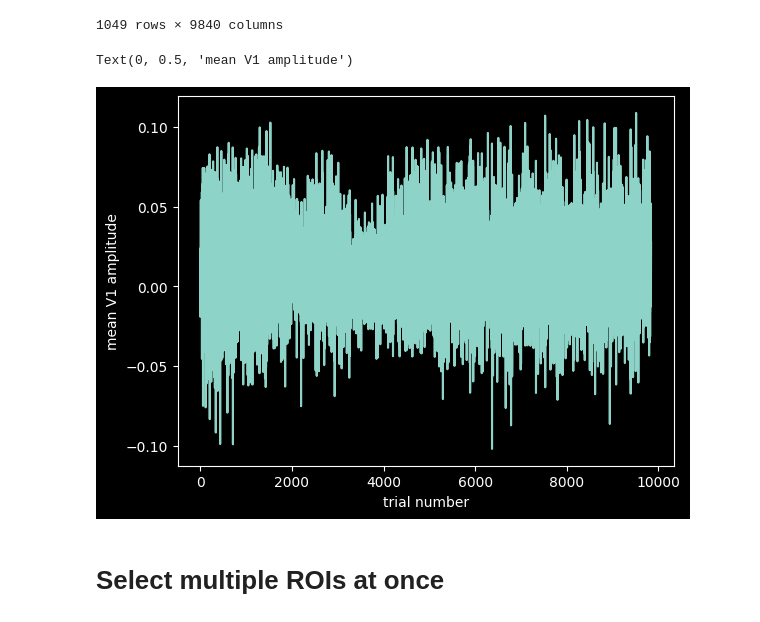
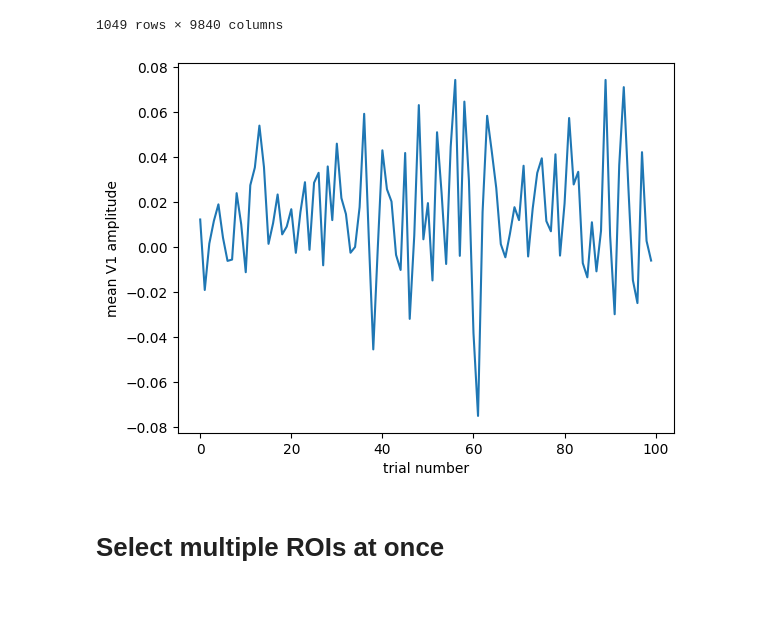
Before and after one commit to ViCCo-Group/THINGS-data, a Jupyter notebook: MRI/notebooks/working_with_rois.ipynb, the cells around one changed output. Drawn from its saved outputs; the diff is of its cells as text; code cells hidden in the pictures.

```diff
--- a/MRI/notebooks/working_with_rois.ipynb
+++ b/MRI/notebooks/working_with_rois.ipynb
@@ -100,12 +102,12 @@ roidata
 | 151757 | -0.058913 | -0.036876 | 0.005961 | 0.115181 | 0.002256 | 0.010832 | -0.050933 | -0.009345 | 0.101500 | 0.032084 | ... | ... |
 1049 rows × 9840 columns
 # %%
-# let's inspect the mean V1 response over images
-plt.plot(range(roidata.shape[1]), roidata.mean(axis=0).to_numpy())
+# let's inspect the mean V1 response over the first 100 images
+plt.plot(range(100), roidata.mean(axis=0).to_numpy()[:100])
 plt.xlabel('trial number');plt.ylabel('mean V1 amplitude')
+plt.show()
 # %% [output]
-Text(0, 0.5, 'mean V1 amplitude')
-[figure, old version]
+[figure, new version]
 # %% [markdown]
 # Select multiple ROIs at once
 # %%
```
Also changed, not shown: parts of 8 cells of this notebook.
